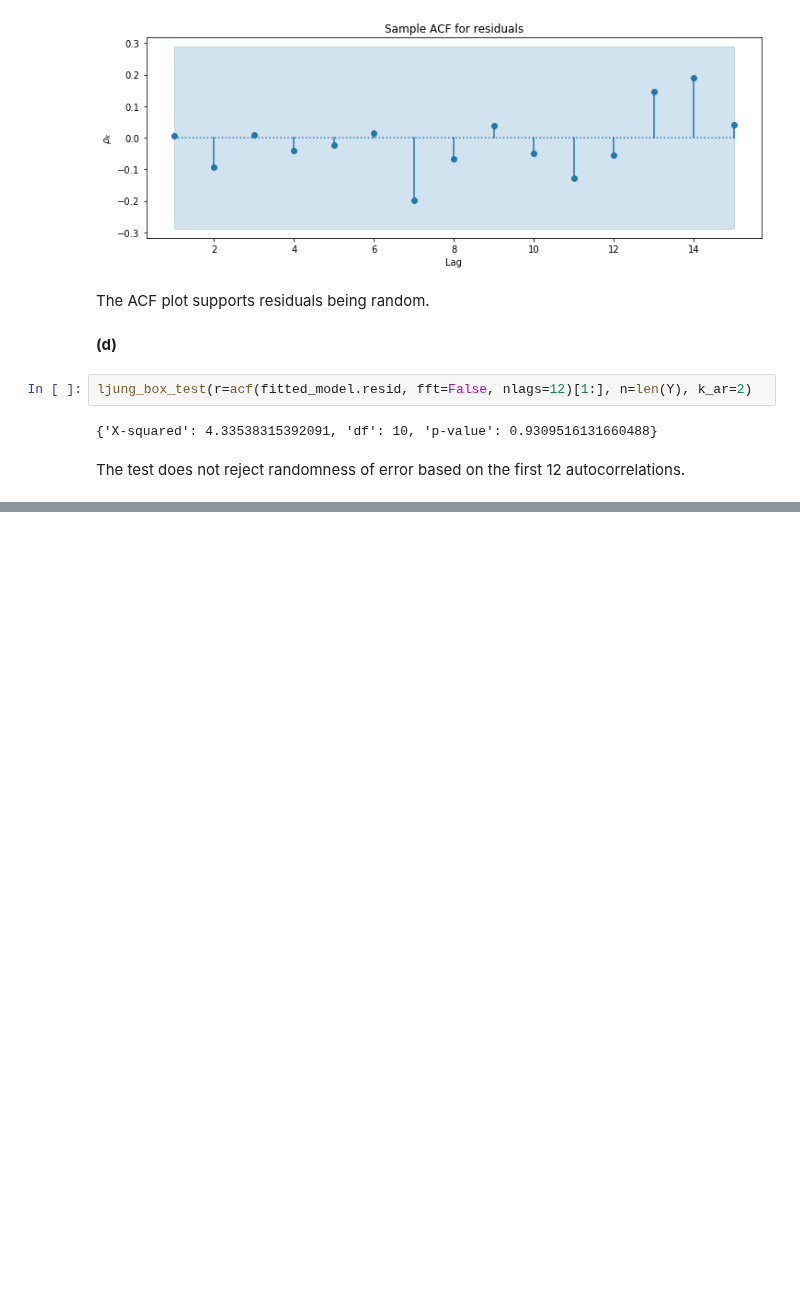
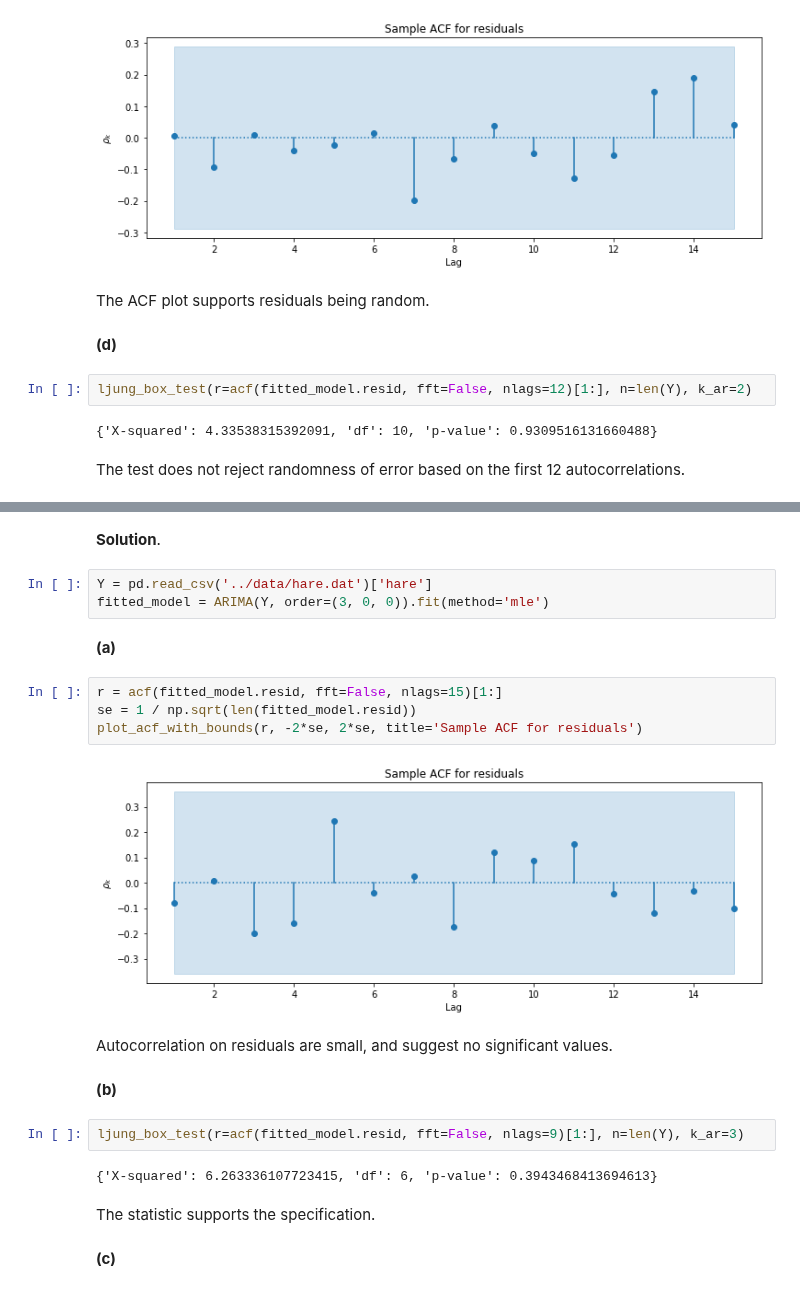
Before and after one commit to telmo-correa/time-series-analysis, a Jupyter notebook: Python/Chapter 08 (Ex 01 - 11) - Model Diagnostics.ipynb, the cells around one changed output, grey strips where cells are left out. Cells and saved outputs as stored; diff of their text form; blank space fills up the shorter version.

```diff
--- a/Python/Chapter 08 (Ex 01 - 11) - Model Diagnostics.ipynb
+++ b/Python/Chapter 08 (Ex 01 - 11) - Model Diagnostics.ipynb
@@ -308,0 +321,25 @@ The test does not reject randomness of error based on the first 12 autocorrelati
+# %% [markdown]
+**Solution**.
+# %%
+Y = pd.read_csv('../data/hare.dat')['hare']
+fitted_model = ARIMA(Y, order=(3, 0, 0)).fit(method='mle')
+# %% [markdown]
+**(a)**
+# %%
+r = acf(fitted_model.resid, fft=False, nlags=15)[1:]
+se = 1 / np.sqrt(len(fitted_model.resid))
+plot_acf_with_bounds(r, -2*se, 2*se, title='Sample ACF for residuals')
+# %% [output]
+[figure, added]
+# %% [markdown]
+Autocorrelation on residuals are small, and suggest no significant values.
+# %% [markdown]
+**(b)**
+# %%
+ljung_box_test(r=acf(fitted_model.resid, fft=False, nlags=9)[1:], n=len(Y), k_ar=3)
+# %% [output]
+{'X-squared': 6.263336107723415, 'df': 6, 'p-value': 0.3943468413694613}
+# %% [markdown]
+The statistic supports the specification.
+# %% [markdown]
+**(c)**
```
Also changed, not shown: parts of 61 cells of this notebook, 1 other file.
